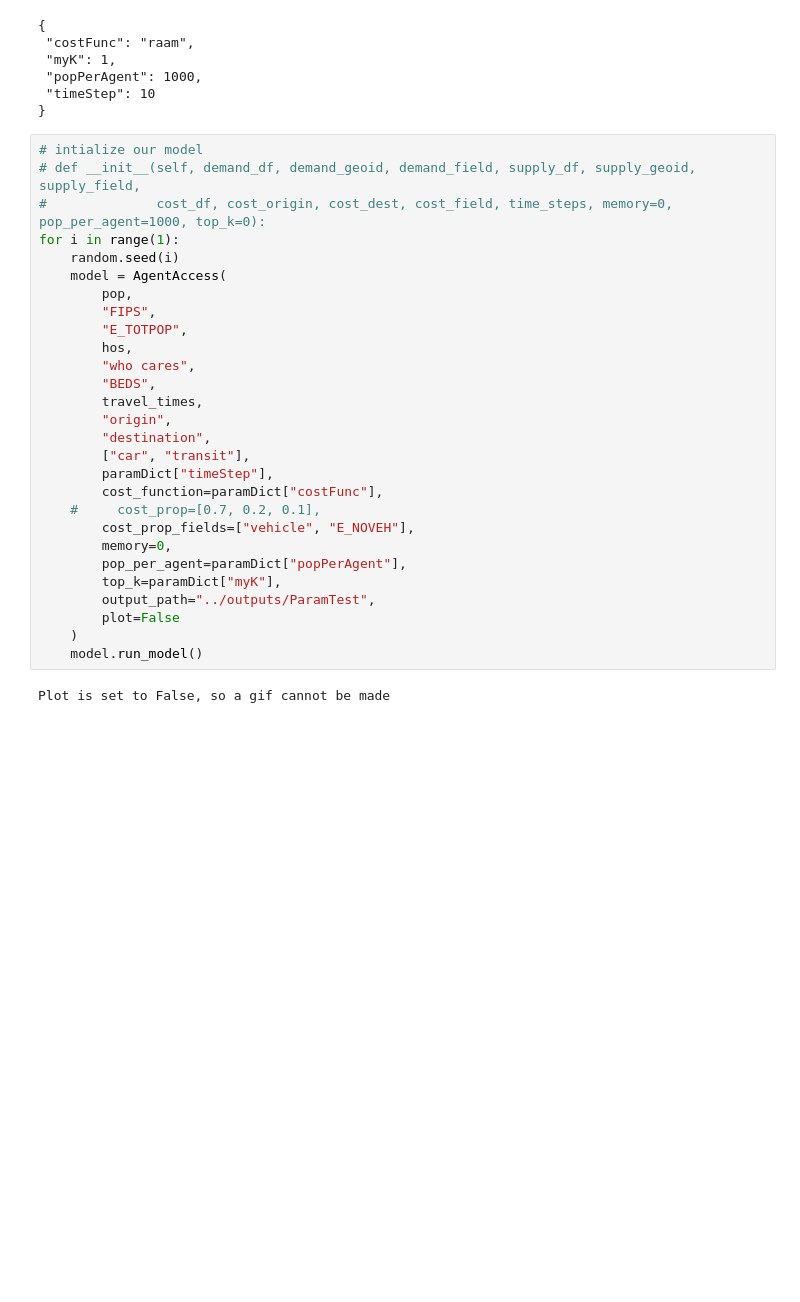
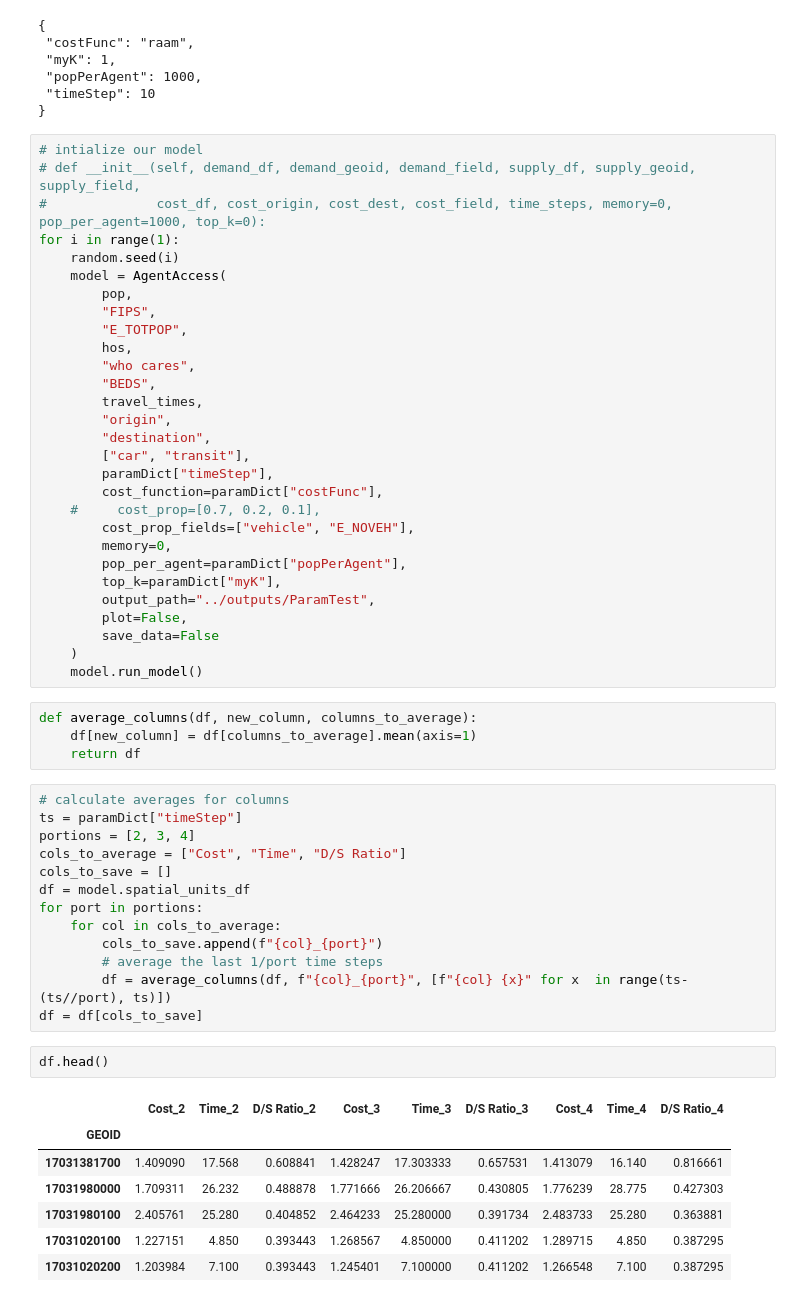
Before and after one commit to cybergis/AgentAccess, a Jupyter notebook: notebooks/ParamTest.ipynb, the cells around one changed output. Saved outputs shown, nothing was run; the diff lists cells and outputs as text; blank space fills up the shorter version.

Commit message:
reduced data saved by param testing

```diff
--- a/notebooks/ParamTest.ipynb
+++ b/notebooks/ParamTest.ipynb
@@ -202,8 +202,34 @@ for i in range(1):
         pop_per_agent=paramDict["popPerAgent"],
         top_k=paramDict["myK"],
         output_path="../outputs/ParamTest",
-        plot=False
+        plot=False,
+        save_data=False
     )
     model.run_model()
-# %% [output]
-Plot is set to False, so a gif cannot be made
+# %%
+def average_columns(df, new_column, columns_to_average):
+    df[new_column] = df[columns_to_average].mean(axis=1)
+    return df
+# %%
+# calculate averages for columns
+ts = paramDict["timeStep"]
+portions = [2, 3, 4]
+cols_to_average = ["Cost", "Time", "D/S Ratio"]
+cols_to_save = []
+df = model.spatial_units_df
+for port in portions:
+    for col in cols_to_average:
+        cols_to_save.append(f"{col}_{port}")
+        # average the last 1/port time steps
+        df = average_columns(df, f"{col}_{port}", [f"{col} {x}" for x  in range(ts-(ts//port), ts)])
+df = df[cols_to_save]
+# %%
+df.head()
+# %% [output]
+|  | Cost_2 | Time_2 | D/S Ratio_2 | Cost_3 | Time_3 | D/S Ratio_3 | Cost_4 | Time_4 | D/S Ratio_4 |
+| GEOID |  |  |  |  |  |  |  |  |  |
+| 17031381700 | 1.409090 | 17.568 | 0.608841 | 1.428247 | 17.303333 | 0.657531 | 1.413079 | 16.140 | 0.816661 |
+| 17031980000 | 1.709311 | 26.232 | 0.488878 | 1.771666 | 26.206667 | 0.430805 | 1.776239 | 28.775 | 0.427303 |
+| 17031980100 | 2.405761 | 25.280 | 0.404852 | 2.464233 | 25.280000 | 0.391734 | 2.483733 | 25.280 | 0.363881 |
+| 17031020100 | 1.227151 | 4.850 | 0.393443 | 1.268567 | 4.850000 | 0.411202 | 1.289715 | 4.850 | 0.387295 |
+| 17031020200 | 1.203984 | 7.100 | 0.393443 | 1.245401 | 7.100000 | 0.411202 | 1.266548 | 7.100 | 0.387295 |
```
Also changed, not shown: parts of 1 cell of this notebook, 3 other files.
